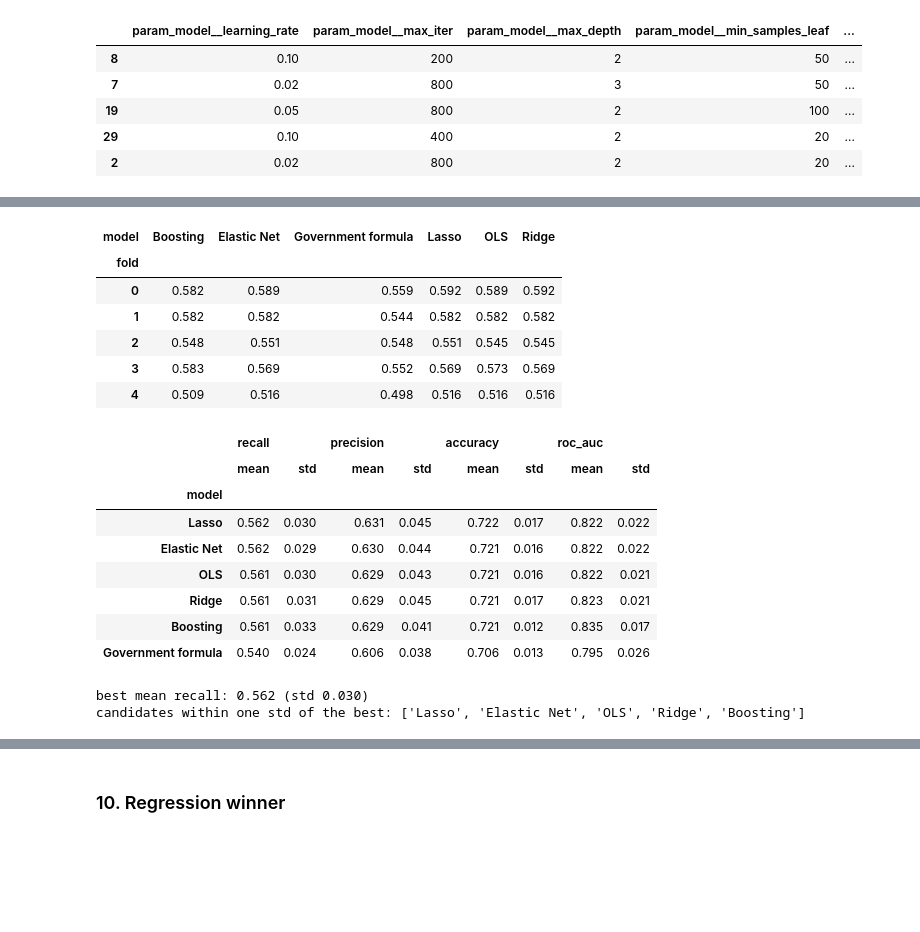
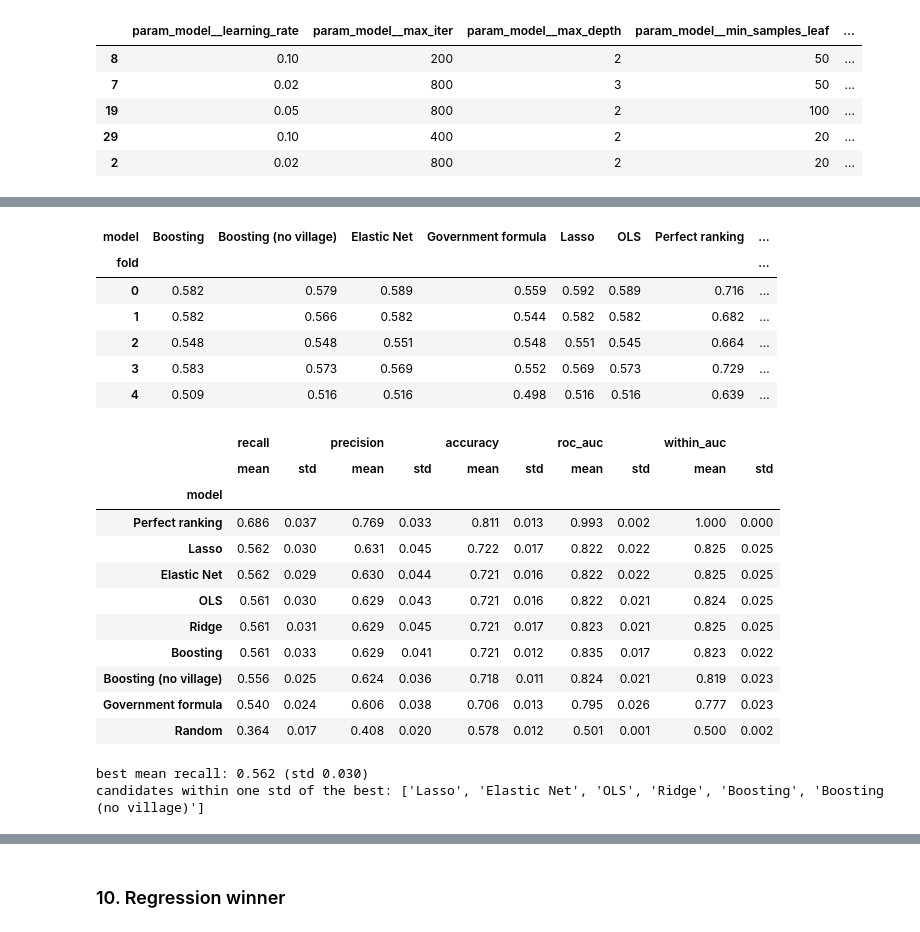
Before and after one commit to StellaI-G/Project_Group0, a Jupyter notebook: notebooks/04a_regression.ipynb, the cells around one changed output, grey strips where cells are left out. Saved outputs shown, nothing was run; the diff lists cells and outputs as text; code cells hidden in the pictures; blank space fills up the shorter version.

```diff
--- a/notebooks/04a_regression.ipynb
+++ b/notebooks/04a_regression.ipynb
@@ -381,13 +385,14 @@ The MSE shows how close the predicted consumption is. But the government does no
 # Targeting metrics for one validation fold
 def targeting_metrics(val, score, name, k):
     selected = select_by_quota(val, score, higher_is_poorer=False)   # lowest predicted consumption gets the transfer
-    poor = val["poor"].astype(int)                                   # true label: 1 = poor
+    poor = val["poor"].astype(int)   # true label: 1 = poor
     return {
         "model": name,
         "fold": k,
-        "recall": recall_at_quota(val, selected),       # poor selected / all poor (main metric)
-        "precision": poor[selected == 1].mean(),        # share of poor among the selected households
-        "accuracy": (selected == poor).mean(),          # correct decisions / all households
-        "roc_auc": roc_auc_score(poor, -val[score]),    # ranking quality; minus, because low consumption = poor
+        "recall": recall_at_quota(val, selected),  # poor selected / all poor (main metric)
+        "precision": poor[selected == 1].mean(),   # share of poor among the selected households
+        "accuracy": (selected == poor).mean(),   # correct decisions / all households
+        "roc_auc": roc_auc_score(poor, -val[score]),  # ranking quality over all households; minus, because low consumption = poor
+        "within_auc": within_village_auc(val, score, higher_is_poorer=False),  # only pairs in the same village
     }
 # %%
@@ -640,52 +662,65 @@ display(results_boost.sort_values("CV MSE")[show].head(5).round(4))
 # %%
-# Recall at the quota for boosting
-boost_rows = []                                                    # one row per fold
-for k, (train_idx, val_idx) in enumerate(cv.split()):              # same 5 village folds
-    val = train.iloc[val_idx].copy()                               # the validation villages
-    boost_fold = Pipeline([
+# Recall at the quota for boosting, with and without the village-level columns
+boost_rows = []     # one row per model and fold
+for k, (train_idx, val_idx) in enumerate(cv.split()):
+    val = train.iloc[val_idx].copy()    # the validation villages
+
+    boost_fold = Pipeline([    # with the village-level columns
         ("prep", make_preprocessor(features_boost, scale=False)),
         ("model", HistGradientBoostingRegressor(early_stopping=False, random_state=SEED)),
     ])
-    boost_fold.set_params(**best_params_boost)                     # use the best settings from the search
-    boost_fold.fit(X_train_boost.iloc[train_idx], y_train.iloc[train_idx])     # learn on the other 4 folds
-    val["Boosting"] = boost_fold.predict(X_train_boost.iloc[val_idx])          # predicted log consumption in fold k
+    boost_fold.set_params(**best_params_boost)     # use the best settings from the search
+    boost_fold.fit(X_train_boost.iloc[train_idx], y_train.iloc[train_idx])    # learn on the other 4 folds
+    val["Boosting"] = boost_fold.predict(X_train_boost.iloc[val_idx])     # predicted log consumption in fold k
     boost_rows.append(targeting_metrics(val, "Boosting", "Boosting", k))
+
+    boost_nv_fold = Pipeline([   # without the village-level columns
+        ("prep", make_preprocessor(features, scale=False)),
+        ("model", HistGradientBoostingRegressor(early_stopping=False, random_state=SEED)),
+    ])
+    boost_nv_fold.set_params(**best_params_boost)
+    boost_nv_fold.fit(X_train.iloc[train_idx], y_train.iloc[train_idx])
+    val["Boosting (no village)"] = boost_nv_fold.predict(X_train.iloc[val_idx])
+    boost_rows.append(targeting_metrics(val, "Boosting (no village)", "Boosting (no village)", k))
 
 fold_results_boost = pd.concat([fold_results_all, pd.DataFrame(boost_rows)], ignore_index=True)   # all models so far
 
 # Recall in every fold
 display(fold_results_boost.pivot(index="fold", columns="model", values="recall").round(3))
 
 # Mean and sd
-summary_boost = fold_results_boost.groupby("model")[["recall", "precision", "accuracy", "roc_auc"]].agg(["mean", "std"])
+summary_boost = fold_results_boost.groupby("model")[metrics].agg(["mean", "std"])
 summary_boost = summary_boost.sort_values(("recall", "mean"), ascending=False)
 display(summary_boost.round(3))
 
-candidates = summary_boost.drop(index="Government formula")       # the government formula is a baseline, not a candidate
+candidates = summary_boost.drop(index=references)   # reference rows are not candidates
 best_mean = candidates[("recall", "mean")].iloc[0]
 best_std = candidates[("recall", "std")].iloc[0]
 within = candidates.index[candidates[("recall", "mean")] >= best_mean - best_std].tolist()
 print(f"best mean recall: {best_mean:.3f} (std {best_std:.3f})")
 print("candidates within one std of the best:", within)
 # %% [output]
-| model | Boosting | Elastic Net | Government formula | Lasso | OLS | Ridge |
-| fold |  |  |  |  |  |  |
-| 0 | 0.582 | 0.589 | 0.559 | 0.592 | 0.589 | 0.592 |
-| 1 | 0.582 | 0.582 | 0.544 | 0.582 | 0.582 | 0.582 |
-| 2 | 0.548 | 0.551 | 0.548 | 0.551 | 0.545 | 0.545 |
-| 3 | 0.583 | 0.569 | 0.552 | 0.569 | 0.573 | 0.569 |
-| 4 | 0.509 | 0.516 | 0.498 | 0.516 | 0.516 | 0.516 |
+| model | Boosting | Boosting (no village) | Elastic Net | Government formula | Lasso | OLS | Perfect ranking | ... |
+| fold |  |  |  |  |  |  |  | ... |
+| 0 | 0.582 | 0.579 | 0.589 | 0.559 | 0.592 | 0.589 | 0.716 | ... |
+| 1 | 0.582 | 0.566 | 0.582 | 0.544 | 0.582 | 0.582 | 0.682 | ... |
+| 2 | 0.548 | 0.548 | 0.551 | 0.548 | 0.551 | 0.545 | 0.664 | ... |
+| 3 | 0.583 | 0.573 | 0.569 | 0.552 | 0.569 | 0.573 | 0.729 | ... |
+| 4 | 0.509 | 0.516 | 0.516 | 0.498 | 0.516 | 0.516 | 0.639 | ... |
-|  | recall |  | precision |  | accuracy |  | roc_auc |  |
-|  | mean | std | mean | std | mean | std | mean | std |
-| model |  |  |  |  |  |  |  |  |
-| Lasso | 0.562 | 0.030 | 0.631 | 0.045 | 0.722 | 0.017 | 0.822 | 0.022 |
-| Elastic Net | 0.562 | 0.029 | 0.630 | 0.044 | 0.721 | 0.016 | 0.822 | 0.022 |
-| OLS | 0.561 | 0.030 | 0.629 | 0.043 | 0.721 | 0.016 | 0.822 | 0.021 |
-| Ridge | 0.561 | 0.031 | 0.629 | 0.045 | 0.721 | 0.017 | 0.823 | 0.021 |
-| Boosting | 0.561 | 0.033 | 0.629 | 0.041 | 0.721 | 0.012 | 0.835 | 0.017 |
-| Government formula | 0.540 | 0.024 | 0.606 | 0.038 | 0.706 | 0.013 | 0.795 | 0.026 |
+|  | recall |  | precision |  | accuracy |  | roc_auc |  | within_auc |  |
+|  | mean | std | mean | std | mean | std | mean | std | mean | std |
+| model |  |  |  |  |  |  |  |  |  |  |
+| Perfect ranking | 0.686 | 0.037 | 0.769 | 0.033 | 0.811 | 0.013 | 0.993 | 0.002 | 1.000 | 0.000 |
+| Lasso | 0.562 | 0.030 | 0.631 | 0.045 | 0.722 | 0.017 | 0.822 | 0.022 | 0.825 | 0.025 |
+| Elastic Net | 0.562 | 0.029 | 0.630 | 0.044 | 0.721 | 0.016 | 0.822 | 0.022 | 0.825 | 0.025 |
+| OLS | 0.561 | 0.030 | 0.629 | 0.043 | 0.721 | 0.016 | 0.822 | 0.021 | 0.824 | 0.025 |
+| Ridge | 0.561 | 0.031 | 0.629 | 0.045 | 0.721 | 0.017 | 0.823 | 0.021 | 0.825 | 0.025 |
+| Boosting | 0.561 | 0.033 | 0.629 | 0.041 | 0.721 | 0.012 | 0.835 | 0.017 | 0.823 | 0.022 |
+| Boosting (no village) | 0.556 | 0.025 | 0.624 | 0.036 | 0.718 | 0.011 | 0.824 | 0.021 | 0.819 | 0.023 |
+| Government formula | 0.540 | 0.024 | 0.606 | 0.038 | 0.706 | 0.013 | 0.795 | 0.026 | 0.777 | 0.023 |
+| Random | 0.364 | 0.017 | 0.408 | 0.020 | 0.578 | 0.012 | 0.501 | 0.001 | 0.500 | 0.002 |
 best mean recall: 0.562 (std 0.030)
-candidates within one std of the best: ['Lasso', 'Elastic Net', 'OLS', 'Ridge', 'Boosting']
+candidates within one std of the best: ['Lasso', 'Elastic Net', 'OLS', 'Ridge', 'Boosting', 'Boosting (no village)']
 # %% [markdown]
 **Result:**
 
```
Also changed, not shown: parts of 38 cells of this notebook.
